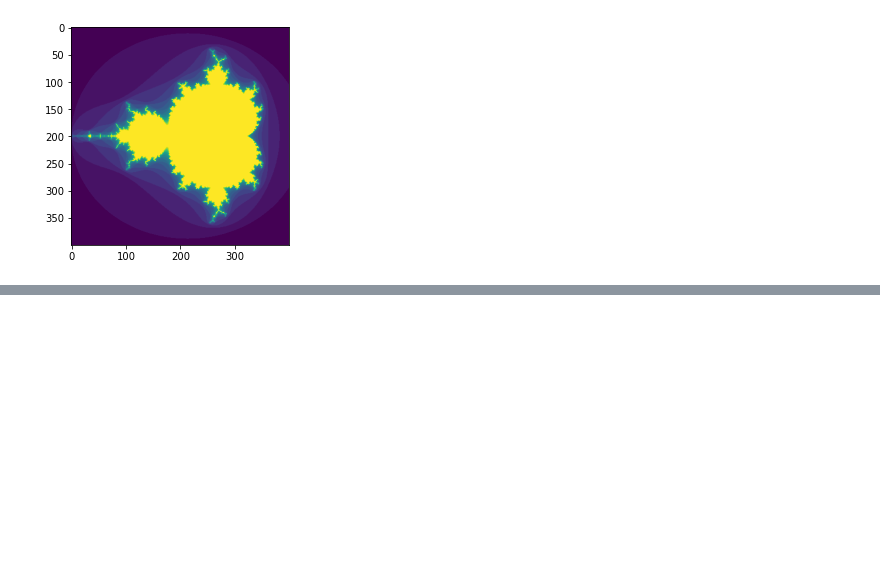
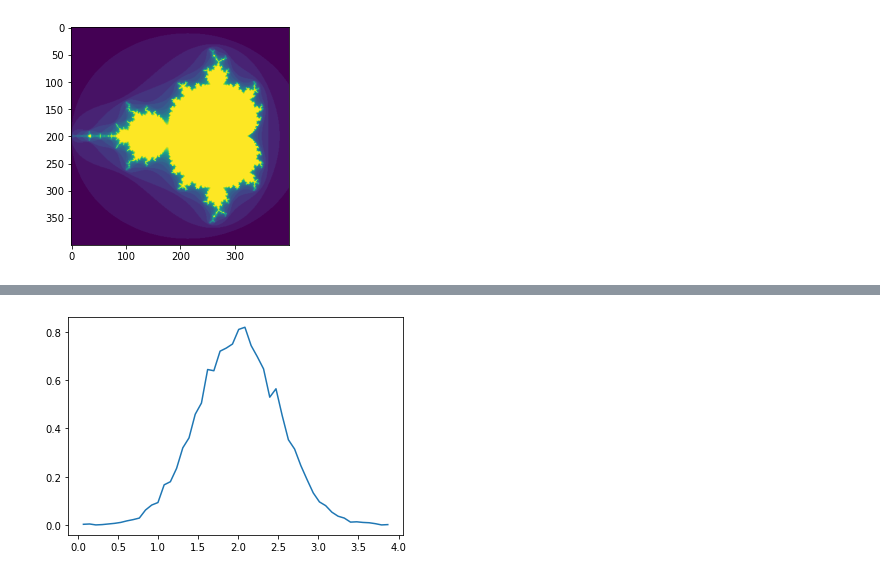
Before and after one commit to raffaeleterribile/numpy-tutorials, a Jupyter notebook: NumpyTutorials.ipynb, the cells around one changed output, grey strips where cells are left out. Cells and saved outputs as stored; diff of their text form; code cells hidden in the pictures; blank space fills up the shorter version.

```diff
--- a/NumpyTutorials.ipynb
+++ b/NumpyTutorials.ipynb
@@ -821,0 +999,7 @@ plt.show()
+# %%
+# Compute the histogram with numpy and then plot it
+(n, bins) = np.histogram(v, bins=50, density=True) # NumPy version (no plot)
+plt.plot(.5*(bins[1:]+bins[:-1]), n)
+plt.show()
+# %% [output]
+[figure, added]
```
Also changed, not shown: parts of 26 cells of this notebook.
